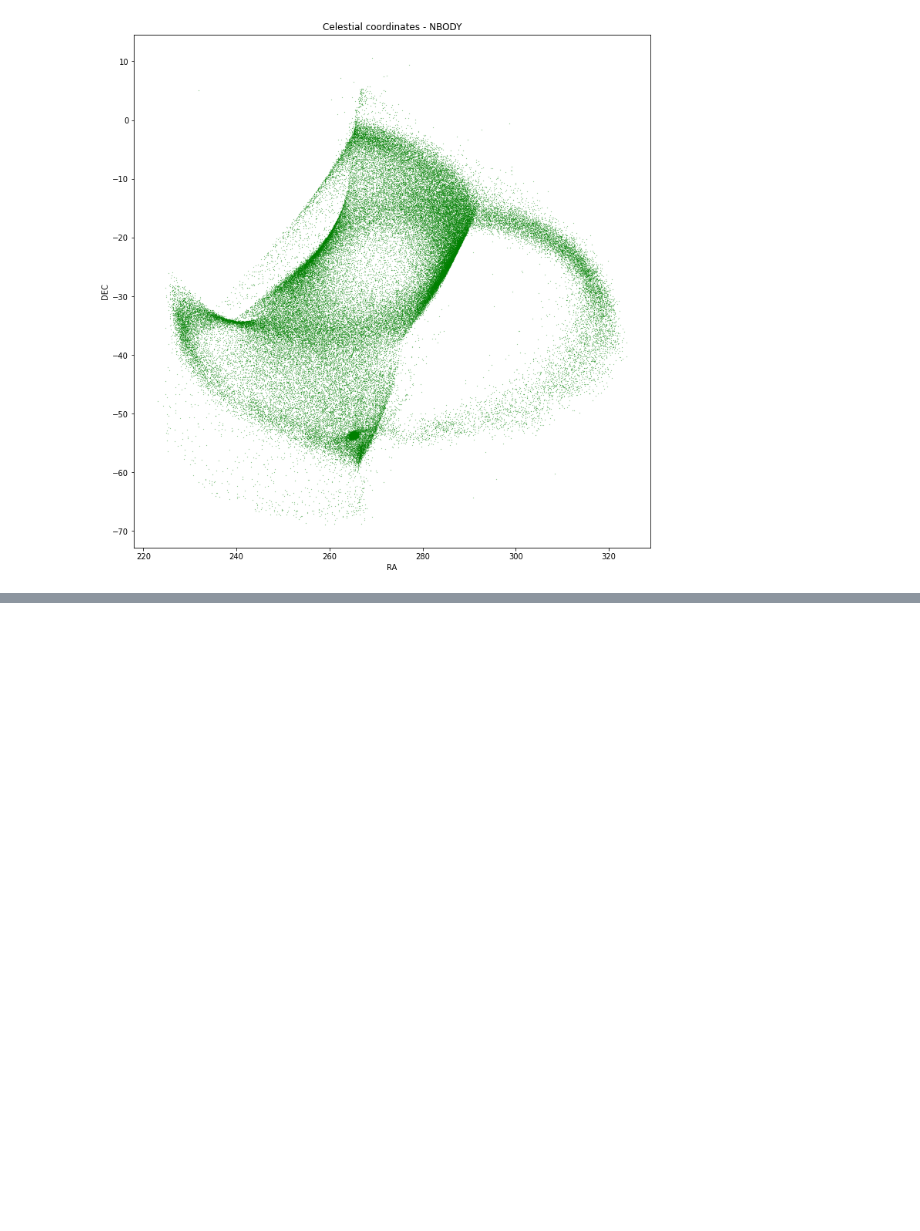
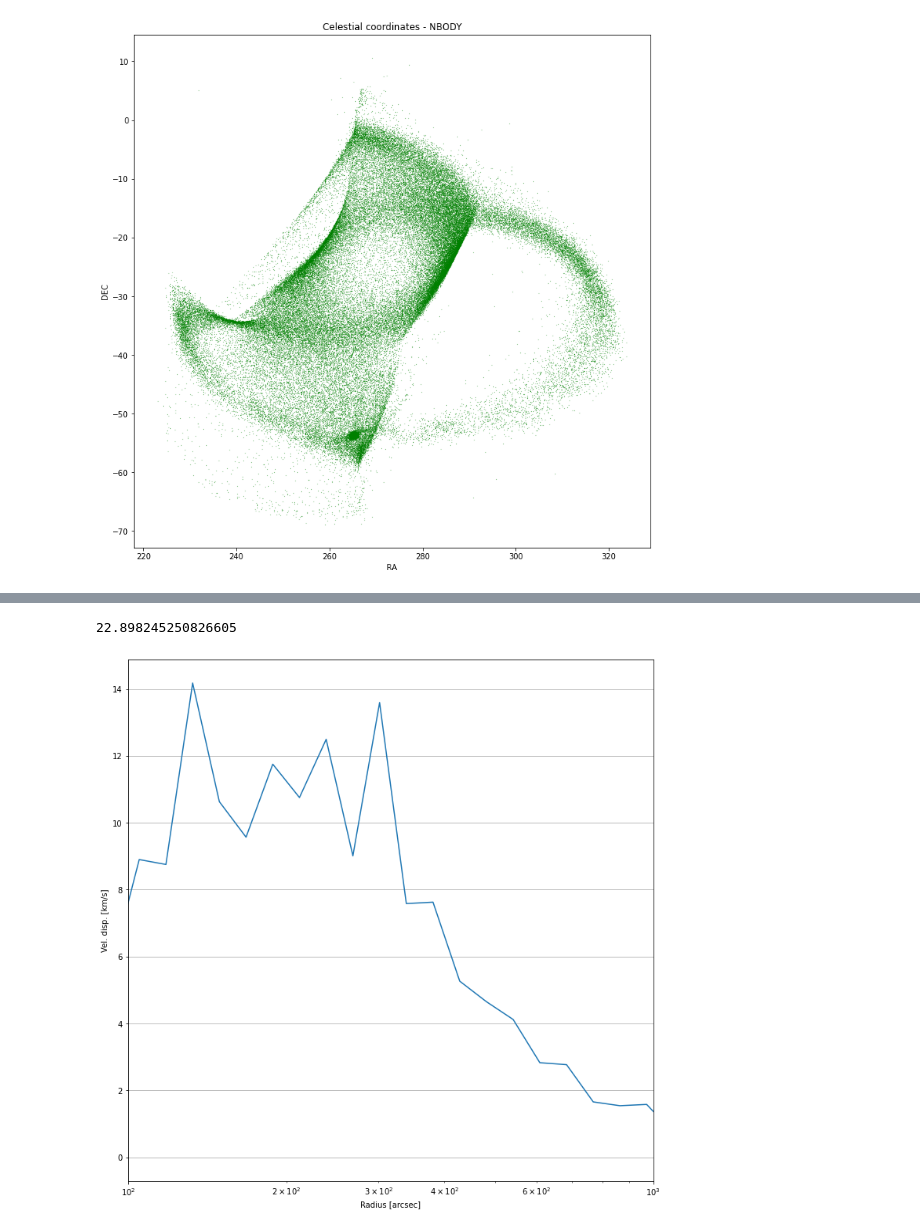
Before and after one commit to anthony-arnold/ngc6397, a Jupyter notebook: ngc6397.ipynb, the cells around one changed output, grey strips where cells are left out. Drawn from its saved outputs; the diff is of its cells as text; code cells hidden in the pictures; blank space fills up the shorter version.

```diff
--- a/ngc6397.ipynb
+++ b/ngc6397.ipynb
@@ -263,0 +255,56 @@ ax.grid()
+# %%
+# Vel. disp.
+from astropy import units as u
+
+fig, ax = plt.subplots(ncols=1)
+ax.set_xlabel(r'Radius [arcsec]')
+ax.set_ylabel(r'Vel. disp. [km/s]')
+ax.set_xscale("log")
+ax.grid()
+ax.set(
+    xlim=[30, 1.0e3]
+)
+
+#v_cut = (gaia_cut['pm'] > 0) & (gaia_cut['parallax'] > 0) & (gaia_cut['radial_velocity'] > 0)
+#gaia_cut = gaia_cut[v_cut]
+
+
+pm_masyr = gaia_cut['pm'] * (u.mas / u.year)
+prlx_mas = gaia_cut['parallax'] * u.mas
+rv_kms = gaia_cut['radial_velocity'] * u.km / u.second
+parsecs = prlx_mas.to(u.parsec, equivalencies=u.parallax())
+vt_kms = (pm_masyr * parsecs).to(u.km / u.second, equivalencies=u.dimensionless_angles())
+
+v = np.sqrt(rv_kms**2 + vt_kms**2)
+d = rad2arcsec(angular_dist(gaia_cut['ra'], gaia_cut['dec'], orbits.RA, orbits.DEC))
+
+
+logmin = np.amin(d)
+logmax = np.amax(d)
+logbins = np.logspace(np.log10(logmin), np.log10(logmax), 50)
+counts, bins = np.histogram(d, weights=v, bins=logbins)
+
+cut = counts > 0
+
+# Divide the sum in each bin by the area of the annulus
+r_b = bins[:-1]
+area = np.array([
+  2 * np.pi * bins[i+1] * (bins[i+1] - r)
+  for i,r in enumerate(r_b)
+])[cut]
+
+n_area = counts[cut] / area
+
+
+ax.set(
+    xlim=[1e2, 1e3]
+)
+ax.plot(r_b[cut], n_area, label='Gaia PM')
+
+
+#veldisp(arcsec_distance, gaia_cut, ax, 'Gaia')
+#veldisp(nbdis, nbody[m80], ax, 'NBODY')
+print(logmin)
+# %% [output]
+22.898245250826605
+[figure, added]
```
Also changed, not shown: parts of 2 cells of this notebook, 3 other files.
